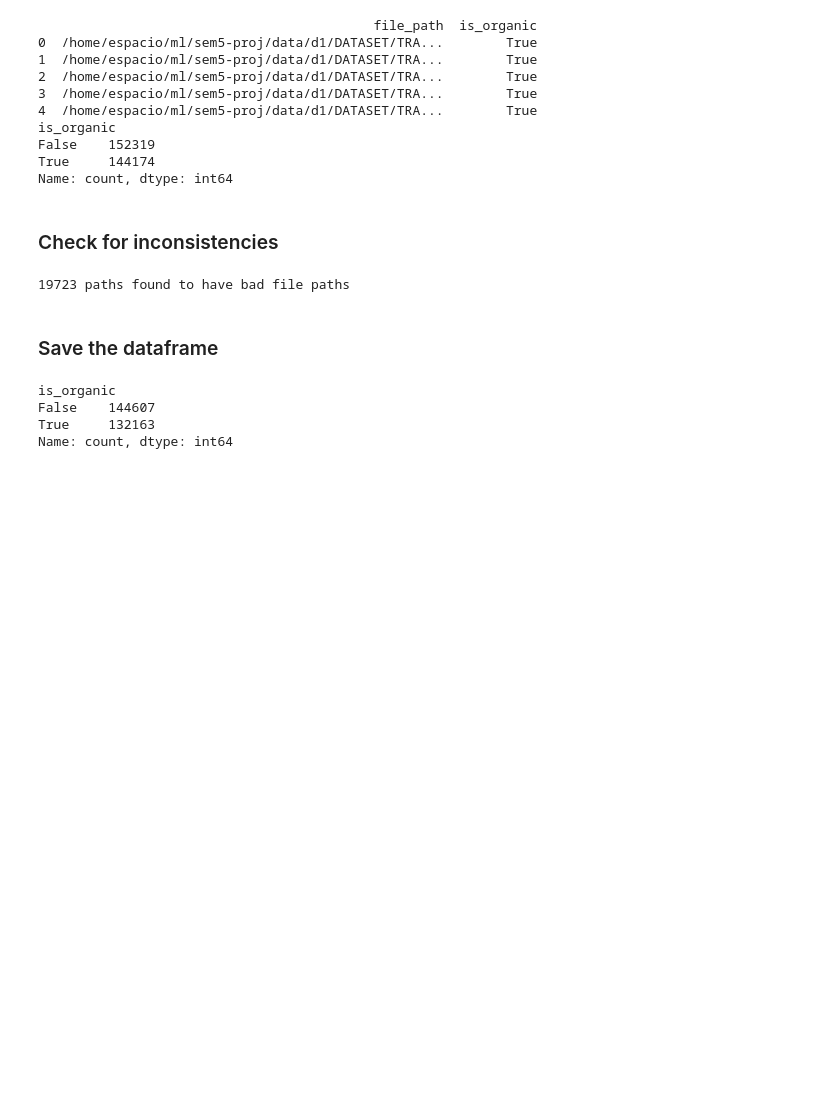
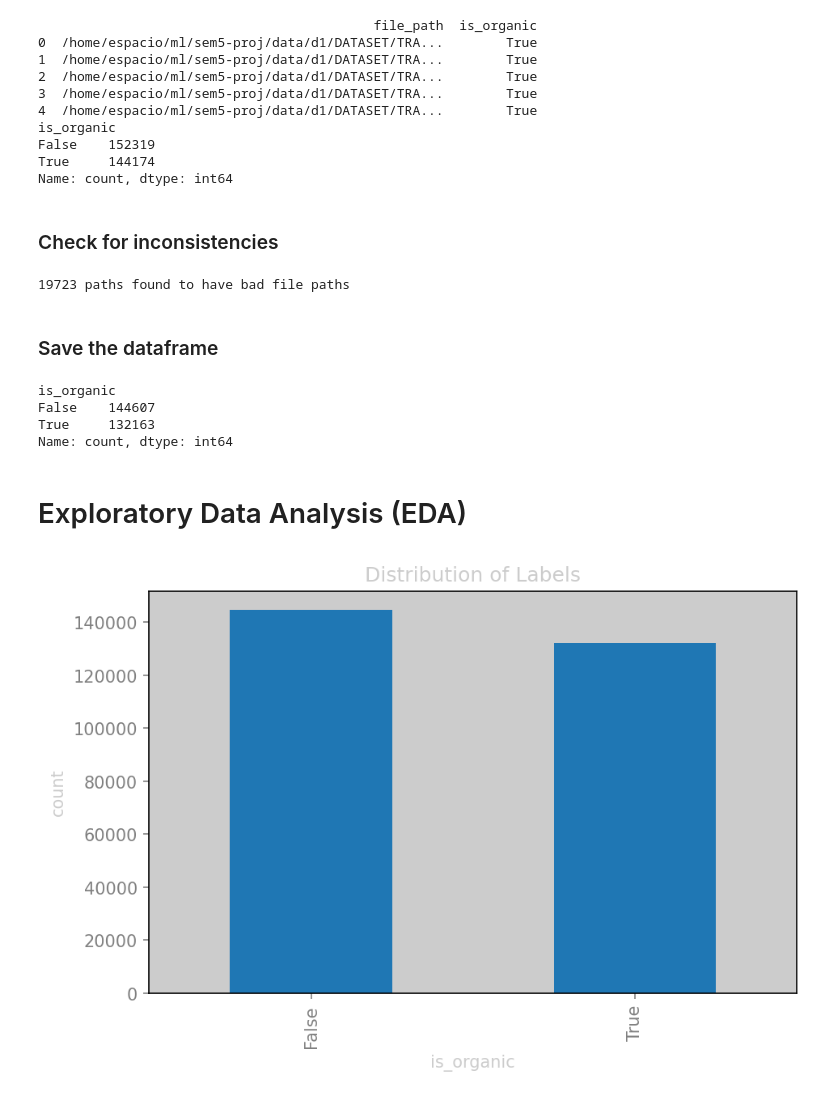
Before and after one commit to Espacio-root/sem5-ml-project, a Jupyter notebook: preprocess.ipynb, the cells around one changed output. Saved outputs shown, nothing was run; the diff lists cells and outputs as text; code cells hidden in the pictures; blank space fills up the shorter version.

```diff
--- a/preprocess.ipynb
+++ b/preprocess.ipynb
@@ -66,7 +66,7 @@ def load_df2() -> pd.DataFrame:
     df_trains = []
     for i in range(1,5):
         df_trains.append(sub_load_df(rf"{train_path}{i}/B",True))
-        df_trains.append(sub_load_df(rf"{train_path}{i}/B",False))
+        df_trains.append(sub_load_df(rf"{train_path}{i}/N",False))
 
     df_test_1 = sub_load_df(rf"{data_path}/d2/TEST/B",True)
     df_test_2 = sub_load_df(rf"{data_path}/d2/TEST/N",False)
@@ -178,3 +178,17 @@ is_organic
 False    144607
 True     132163
 Name: count, dtype: int64
+# %% [markdown]
+# Exploratory Data Analysis (EDA)
+# %%
+import matplotlib.pyplot as plt
+
+counts = df["is_organic"].value_counts()
+
+counts.plot(kind="bar", figsize=(8,5))
+plt.xlabel("is_organic")
+plt.ylabel("count")
+plt.title("Distribution of Labels")
+plt.show()
+# %% [output]
+[figure, added]
```
Also changed, not shown: parts of 4 cells of this notebook, 4 other files.
